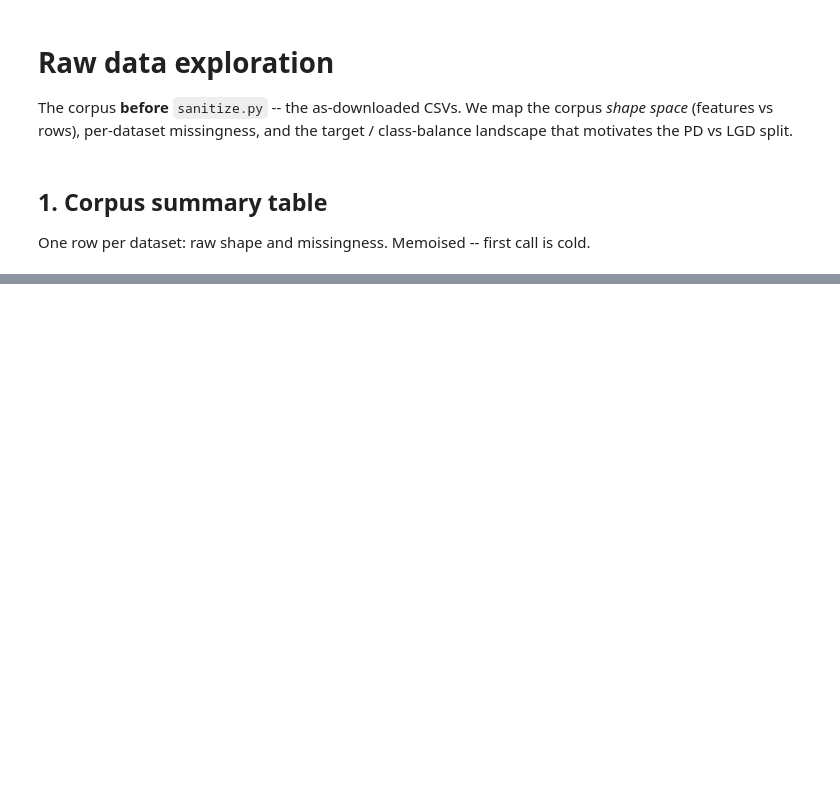
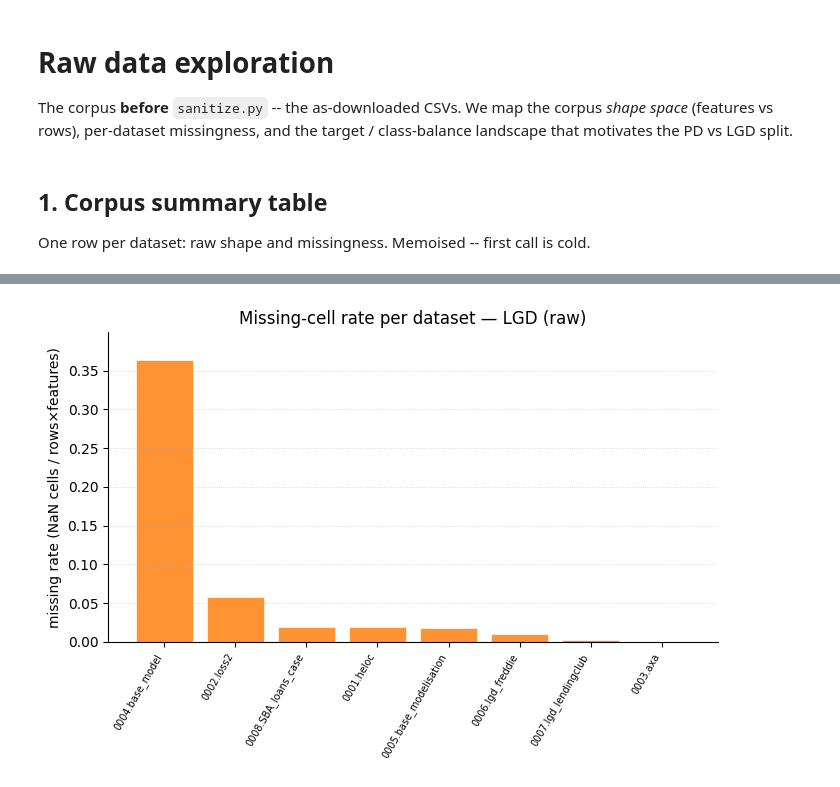
Before and after one commit to andreasgoethals/CreditPFN, a Jupyter notebook: notebooks/0.0. raw_data_exploration.ipynb, the cells around one changed output, grey strips where cells are left out. Cells and saved outputs as stored; diff of their text form; code cells hidden in the pictures; blank space fills up the shorter version.

```diff
--- a/notebooks/0.0. raw_data_exploration.ipynb
+++ b/notebooks/0.0. raw_data_exploration.ipynb
@@ -56,3 +92,5 @@ sorted. PD and LGD separately, then both together coloured by track.
 # %%
-sink.save(plot_missing_cells_bar('pd',  source='raw'), '05_missing_pd')
+sink.save(plot_missing_cells_bar('lgd', source='raw'), '05_missing_lgd')
+# %% [output]
+[figure, added]
 # %%
```
Also changed, not shown: parts of 26 cells of this notebook, 5 other files.
